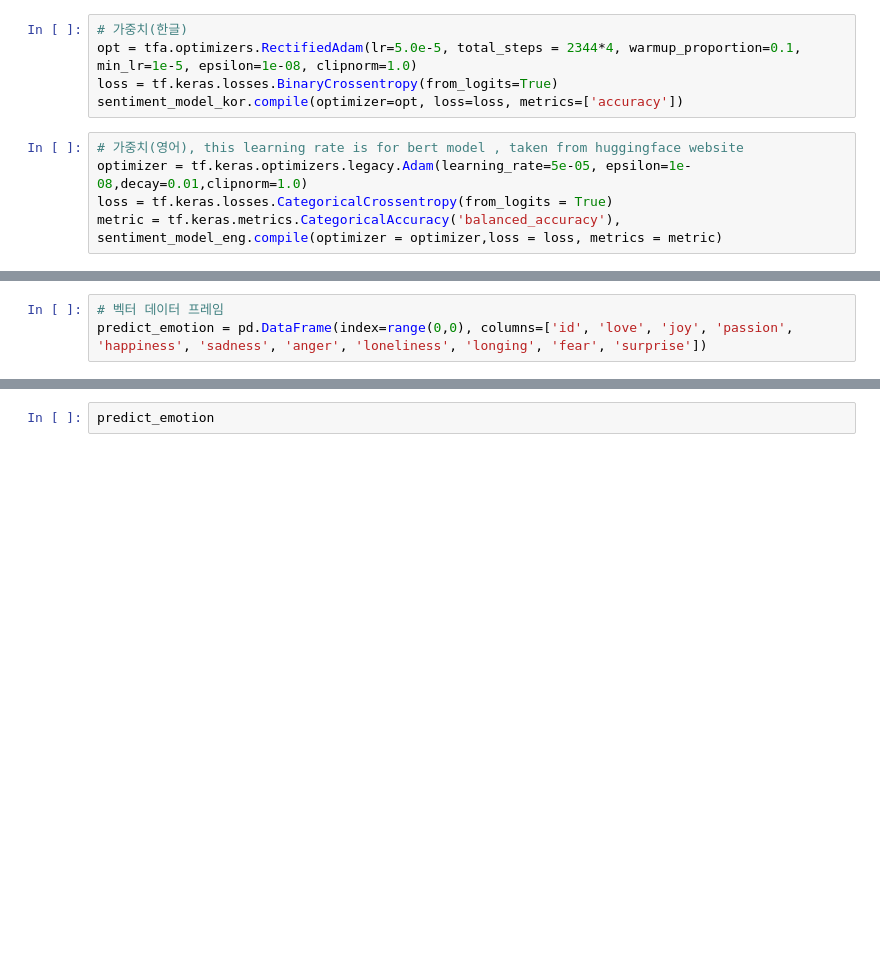
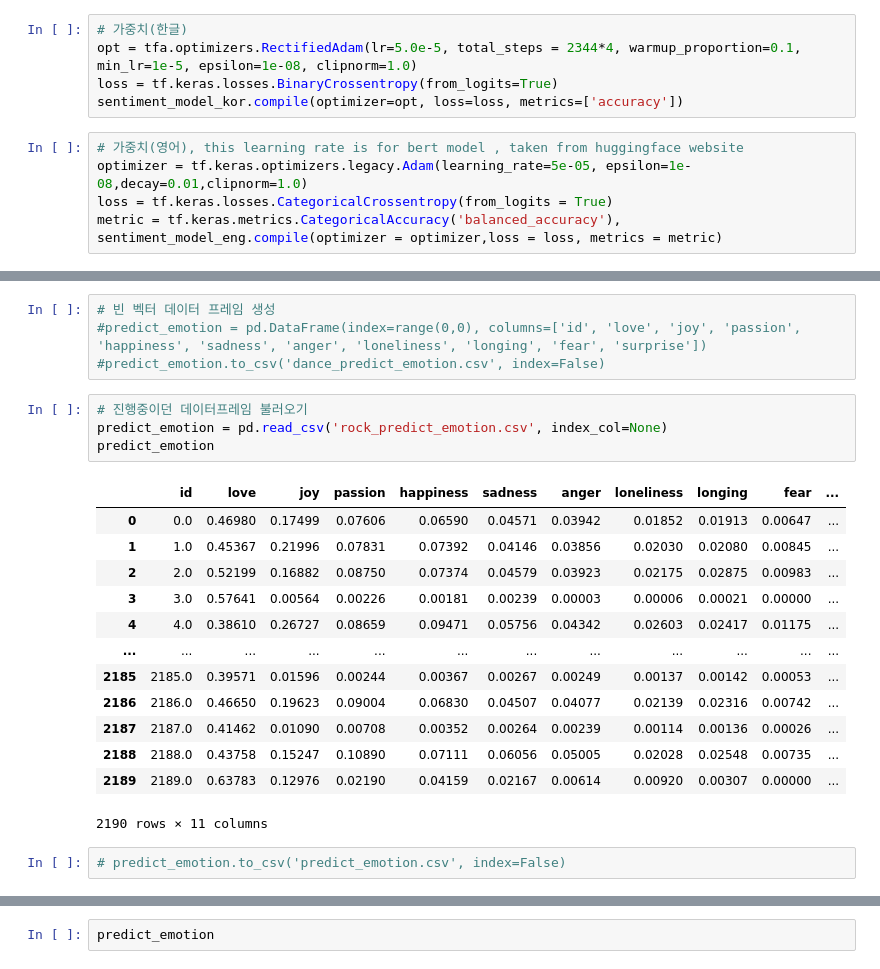
Before and after one commit to Rndns/MixMind, a Jupyter notebook: mm_bert/main/Main_BERT_to_DB.ipynb, the cells around one changed output, grey strips where cells are left out. Saved outputs shown, nothing was run; the diff lists cells and outputs as text; blank space fills up the shorter version.

```diff
--- a/mm_bert/main/Main_BERT_to_DB.ipynb
+++ b/mm_bert/main/Main_BERT_to_DB.ipynb
@@ -68,6 +157,27 @@ review_df_from_db
 # %%
-# 벡터 데이터 프레임
-predict_emotion = pd.DataFrame(index=range(0,0), columns=['id', 'love', 'joy', 'passion', 'happiness', 'sadness', 'anger', 'loneliness', 'longing', 'fear', 'surprise'])
+# 빈 벡터 데이터 프레임 생성
+#predict_emotion = pd.DataFrame(index=range(0,0), columns=['id', 'love', 'joy', 'passion', 'happiness', 'sadness', 'anger', 'loneliness', 'longing', 'fear', 'surprise'])
+#predict_emotion.to_csv('dance_predict_emotion.csv', index=False)
+# %%
+# 진행중이던 데이터프레임 불러오기
+predict_emotion = pd.read_csv('rock_predict_emotion.csv', index_col=None)
+predict_emotion
+# %% [output]
+|  | id | love | joy | passion | happiness | sadness | anger | loneliness | longing | fear | ... |
+| 0 | 0.0 | 0.46980 | 0.17499 | 0.07606 | 0.06590 | 0.04571 | 0.03942 | 0.01852 | 0.01913 | 0.00647 | ... |
+| 1 | 1.0 | 0.45367 | 0.21996 | 0.07831 | 0.07392 | 0.04146 | 0.03856 | 0.02030 | 0.02080 | 0.00845 | ... |
+| 2 | 2.0 | 0.52199 | 0.16882 | 0.08750 | 0.07374 | 0.04579 | 0.03923 | 0.02175 | 0.02875 | 0.00983 | ... |
+| 3 | 3.0 | 0.57641 | 0.00564 | 0.00226 | 0.00181 | 0.00239 | 0.00003 | 0.00006 | 0.00021 | 0.00000 | ... |
+| 4 | 4.0 | 0.38610 | 0.26727 | 0.08659 | 0.09471 | 0.05756 | 0.04342 | 0.02603 | 0.02417 | 0.01175 | ... |
+| ... | ... | ... | ... | ... | ... | ... | ... | ... | ... | ... | ... |
+| 2185 | 2185.0 | 0.39571 | 0.01596 | 0.00244 | 0.00367 | 0.00267 | 0.00249 | 0.00137 | 0.00142 | 0.00053 | ... |
+| 2186 | 2186.0 | 0.46650 | 0.19623 | 0.09004 | 0.06830 | 0.04507 | 0.04077 | 0.02139 | 0.02316 | 0.00742 | ... |
+| 2187 | 2187.0 | 0.41462 | 0.01090 | 0.00708 | 0.00352 | 0.00264 | 0.00239 | 0.00114 | 0.00136 | 0.00026 | ... |
+| 2188 | 2188.0 | 0.43758 | 0.15247 | 0.10890 | 0.07111 | 0.06056 | 0.05005 | 0.02028 | 0.02548 | 0.00735 | ... |
+| 2189 | 2189.0 | 0.63783 | 0.12976 | 0.02190 | 0.04159 | 0.02167 | 0.00614 | 0.00920 | 0.00307 | 0.00000 | ... |
+2190 rows × 11 columns
+# %%
+# predict_emotion.to_csv('predict_emotion.csv', index=False)
 # %%
 # 리뷰 구분 / 예측
 
```
Also changed, not shown: parts of 10 cells of this notebook, 1 other file.
